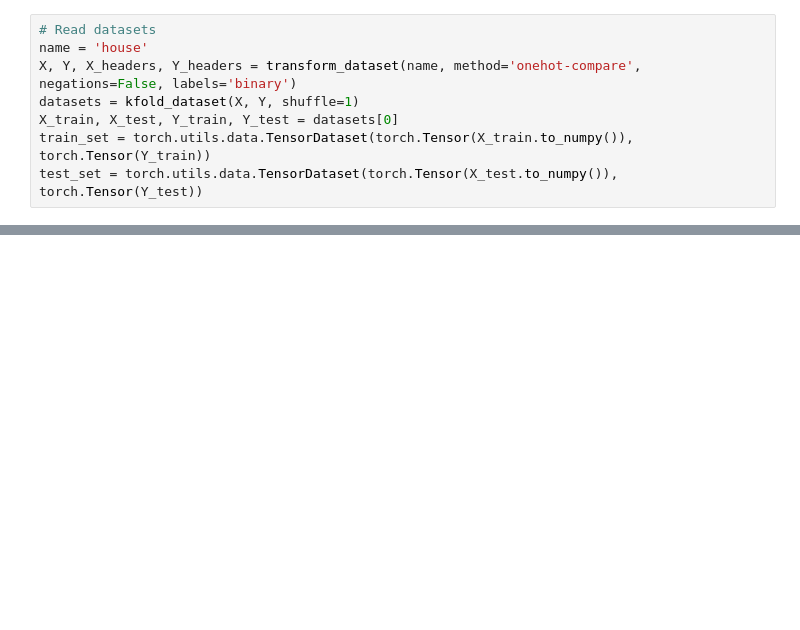
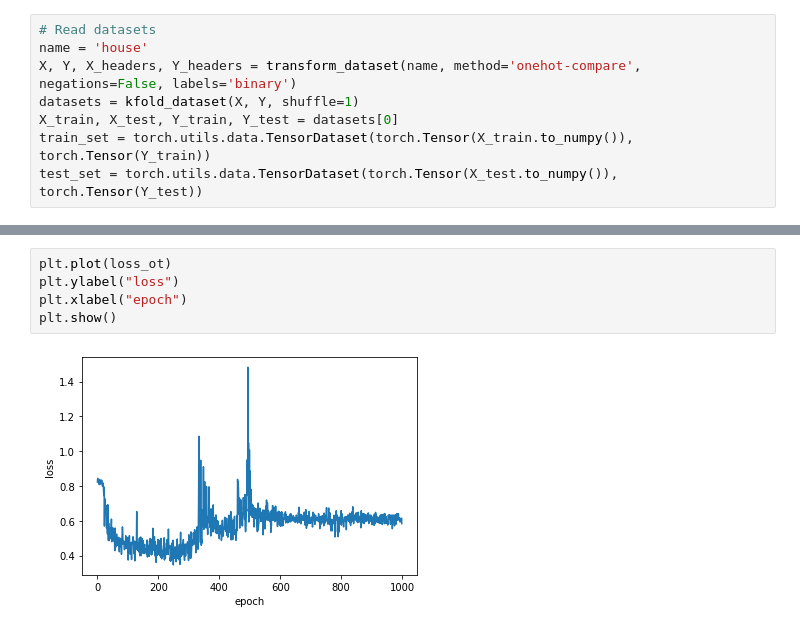
Before and after one commit to mrvanderzwart/R2N-Tab, a Jupyter notebook: tutorial.ipynb, the cells around one changed output, grey strips where cells are left out. Saved outputs shown, nothing was run; the diff lists cells and outputs as text; blank space fills up the shorter version.

```diff
--- a/tutorial.ipynb
+++ b/tutorial.ipynb
@@ -44,3 +44,10 @@ plt.show()
+# %%
+plt.plot(loss_ot)
+plt.ylabel("loss")
+plt.xlabel("epoch")
+plt.show()
+# %% [output]
+[figure, added]
 # %%
 plt.plot(cancel_sparsity)
 plt.plot(rule_sparsity)
```
Also changed, not shown: parts of 5 cells of this notebook, 1 other file.
